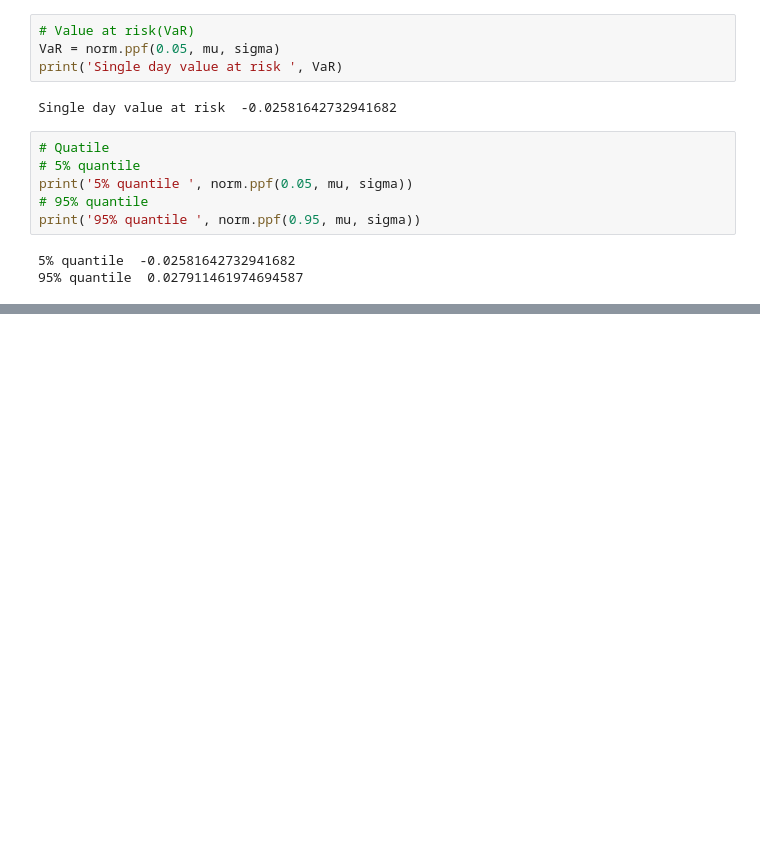
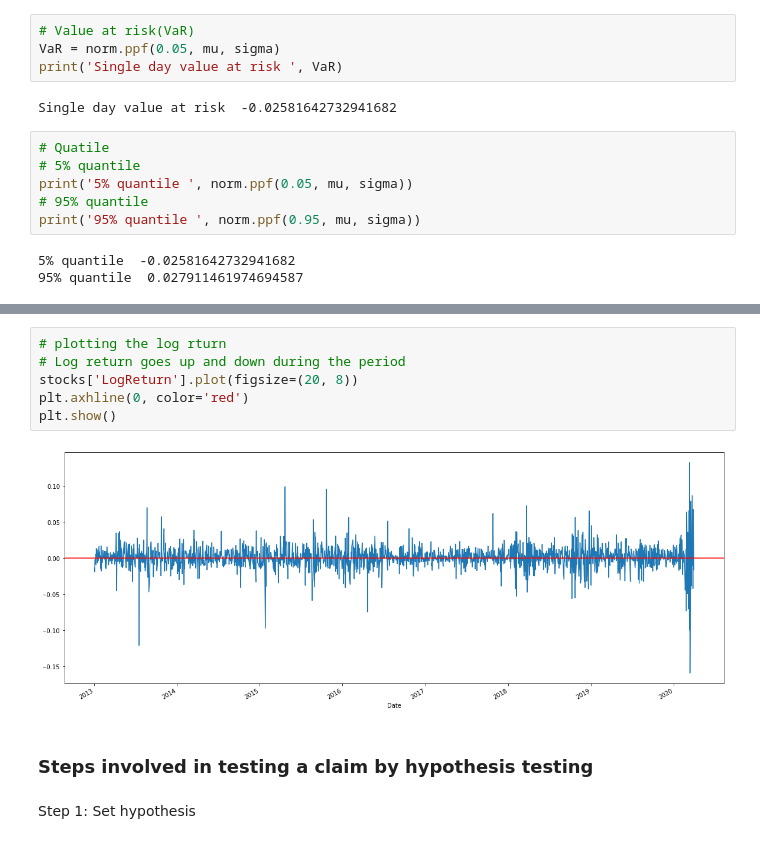
Before and after one commit to parkstventures/themoneysquare, a Jupyter notebook: notebooks_draft/Lesson 5.1 Financial Analysis.ipynb, the cells around one changed output, grey strips where cells are left out. Cells and saved outputs as stored; diff of their text form; blank space fills up the shorter version.

```diff
--- a/notebooks_draft/Lesson 5.1 Financial Analysis.ipynb
+++ b/notebooks_draft/Lesson 5.1 Financial Analysis.ipynb
@@ -203,0 +228,12 @@ print('95% quantile ', norm.ppf(0.95, mu, sigma))
+# %%
+# plotting the log rturn
+# Log return goes up and down during the period
+stocks['LogReturn'].plot(figsize=(20, 8))
+plt.axhline(0, color='red')
+plt.show()
+# %% [output]
+[figure, added]
+# %% [markdown]
+### Steps involved in testing a claim by hypothesis testing
+# %% [markdown]
+Step 1: Set hypothesis
```
Also changed, not shown: parts of 14 cells of this notebook, 2 other files.
